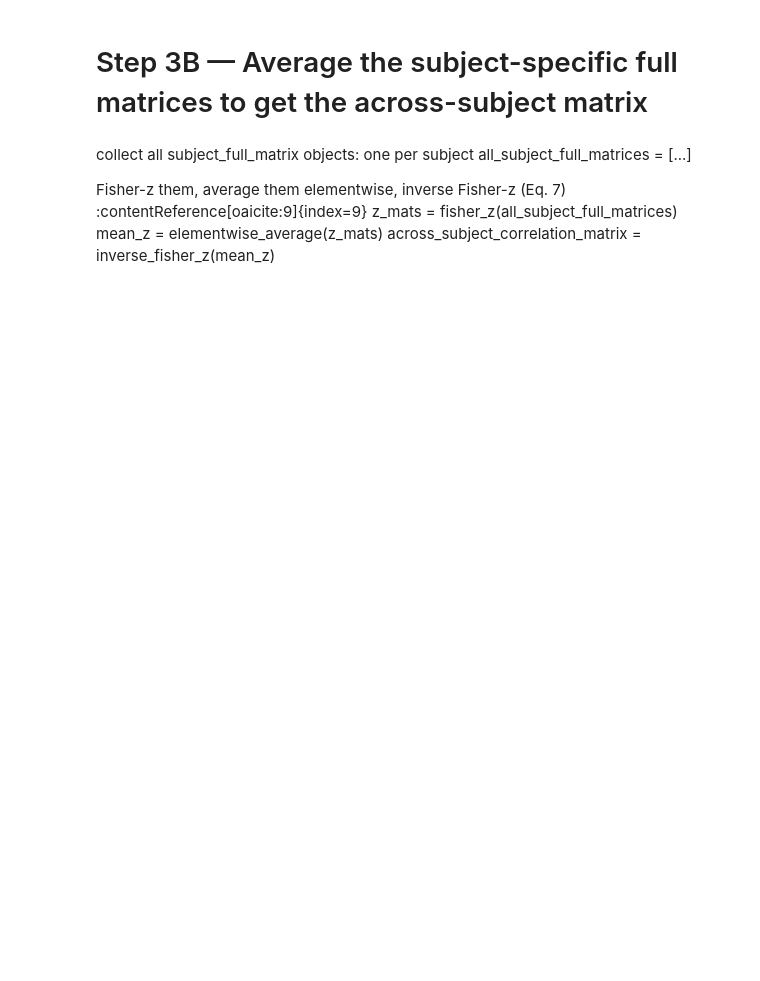
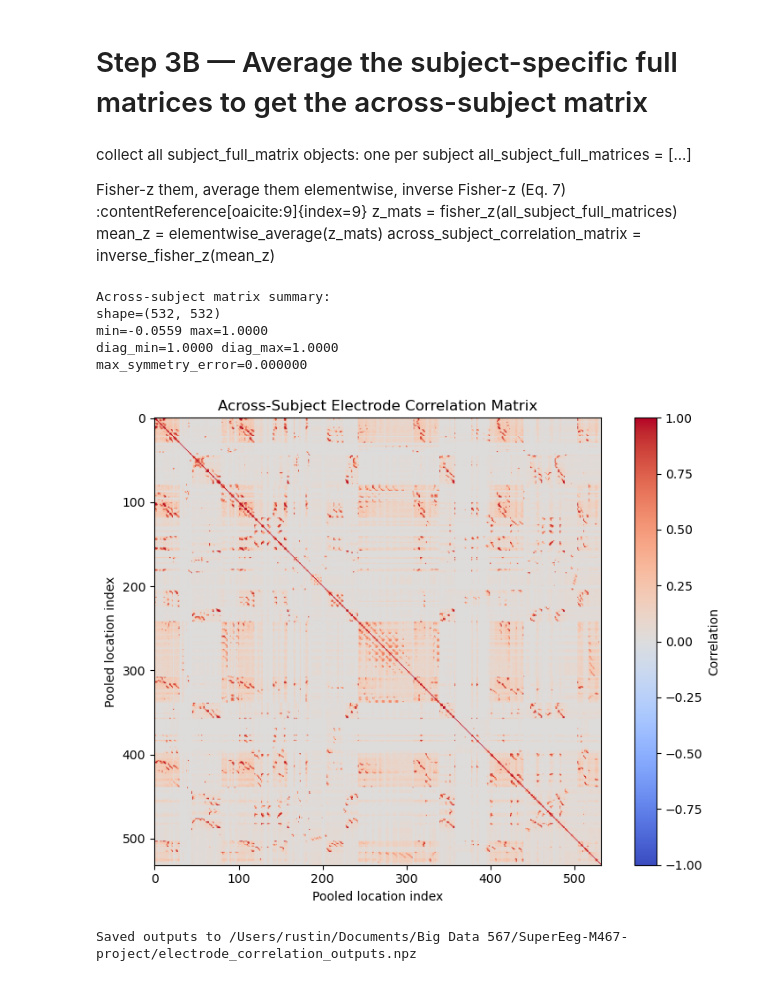
Before and after one commit to NoahWanless/SuperEeg-M467-project, a Jupyter notebook: Electrode_Correlations.ipynb, the cells around one changed output. Saved outputs shown, nothing was run; the diff lists cells and outputs as text; code cells hidden in the pictures; blank space fills up the shorter version.

```diff
--- a/Electrode_Correlations.ipynb
+++ b/Electrode_Correlations.ipynb
@@ -98,3 +220,18 @@ FOR each subject:
             weights[pooled_location_index, electrode_index] = weight
 
     save weights
+# %%
+subject_weights = {}
+
+for pid in subject_ids:
+    subject_locs = subject_records[pid]['locs']
+
+    diffs = all_electrodes[:, None, :] - subject_locs[None, :, :]
+    distance_squared = np.sum(diffs * diffs, axis=2)
+    weights = np.exp(-distance_squared / lambda_width).astype(np.float32, copy=False)
+
+    subject_weights[pid] = weights
+
+print('Computed pooled-location x subject-electrode weights:')
+for pid in subject_ids:
+    print(f'[{pid}] weights_shape={subject_weights[pid].shape}')
@@ -154,3 +349,43 @@ Fisher-z them, average them elementwise, inverse Fisher-z (Eq. 7) :contentRefere
 z_mats = fisher_z(all_subject_full_matrices)
 mean_z = elementwise_average(z_mats)
 across_subject_correlation_matrix = inverse_fisher_z(mean_z)
+# %%
+all_subject_full_matrices = np.stack([subject_full_matrices[pid] for pid in subject_ids], axis=0)
+
+mean_z = fisher_z(all_subject_full_matrices).mean(axis=0)
+across_subject_correlation_matrix = inverse_fisher_z(mean_z).astype(np.float32, copy=False)
+across_subject_correlation_matrix = 0.5 * (across_subject_correlation_matrix + across_subject_correlation_matrix.T)
+np.fill_diagonal(across_subject_correlation_matrix, 1.0)
+
+print('Across-subject matrix summary:')
+print(f'shape={across_subject_correlation_matrix.shape}')
+print(f'min={across_subject_correlation_matrix.min():.4f} max={across_subject_correlation_matrix.max():.4f}')
+print(f'diag_min={np.diag(across_subject_correlation_matrix).min():.4f} diag_max={np.diag(across_subject_correlation_matrix).max():.4f}')
+print(f'max_symmetry_error={np.abs(across_subject_correlation_matrix - across_subject_correlation_matrix.T).max():.6f}')
+
+plt.figure(figsize=(8, 6))
+im = plt.imshow(across_subject_correlation_matrix, cmap='coolwarm', vmin=-1, vmax=1)
+plt.colorbar(im, label='Correlation')
+plt.title('Across-Subject Electrode Correlation Matrix')
+plt.xlabel('Pooled location index')
+plt.ylabel('Pooled location index')
+plt.tight_layout()
+plt.show()
+
+output_path = project_root / 'electrode_correlation_outputs.npz'
+np.savez_compressed(
+    output_path,
+    pooled_locations_mni_mm=all_electrodes,
+    subject_ids=np.array(subject_ids, dtype=object),
+    subject_full_matrices=all_subject_full_matrices,
+    across_subject_correlation_matrix=across_subject_correlation_matrix,
+)
+print(f'Saved outputs to {output_path}')
+# %% [output]
+Across-subject matrix summary:
+shape=(532, 532)
+min=-0.0559 max=1.0000
+diag_min=1.0000 diag_max=1.0000
+max_symmetry_error=0.000000
+[figure, added]
+Saved outputs to /Users/rustin/Documents/Big Data 567/SuperEeg-M467-project/electrode_correlation_outputs.npz
```
Also changed, not shown: parts of 6 cells of this notebook, 32 other files.
